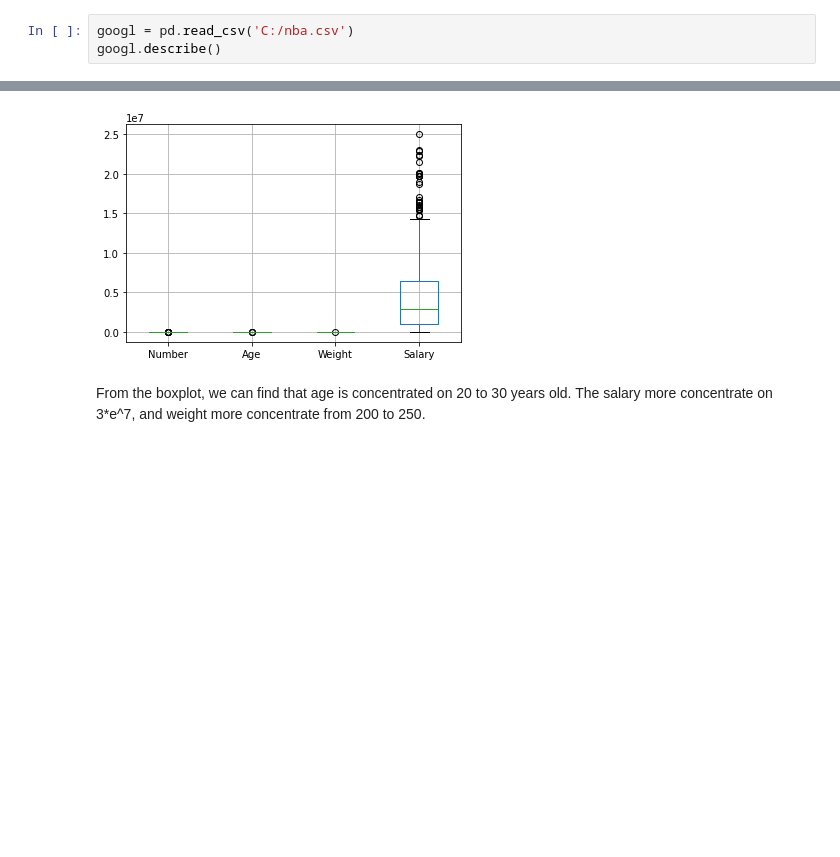
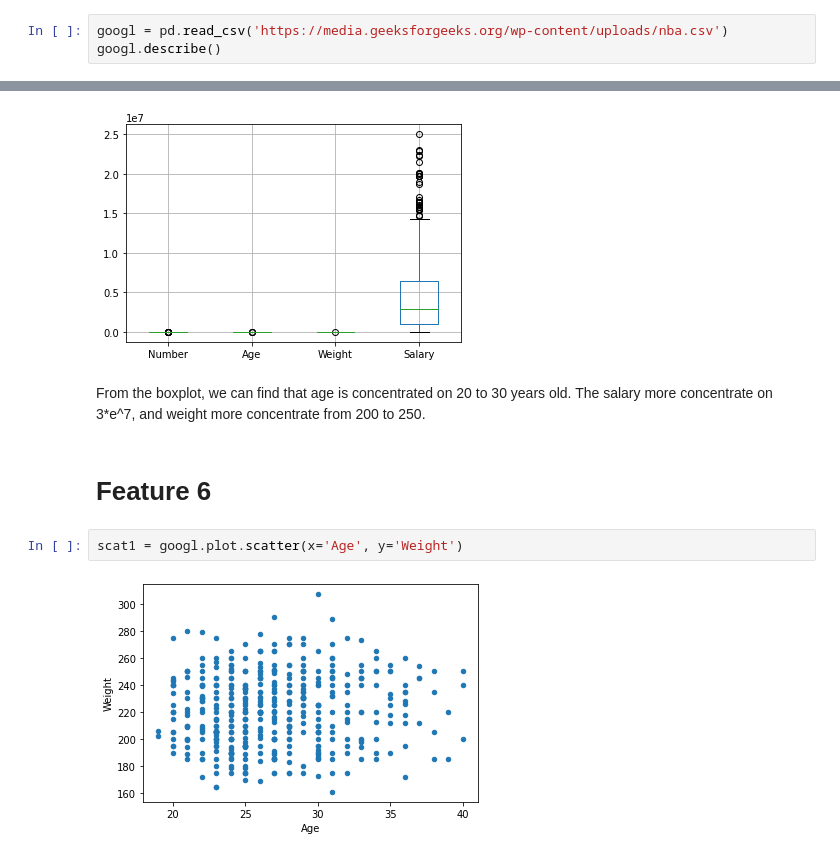
Before and after one commit to SKSattar/Project4, a Jupyter notebook: Project4.ipynb, the cells around one changed output, grey strips where cells are left out. Cells and saved outputs as stored; diff of their text form; blank space fills up the shorter version.

```diff
--- a/Project4.ipynb
+++ b/Project4.ipynb
@@ -20,7 +20,7 @@ print("Hello,",input("What is your name? ")+"!")
 # %%
 import pandas as pd
 # %%
-googl = pd.read_csv('C:/nba.csv')
+googl = pd.read_csv('https://media.geeksforgeeks.org/wp-content/uploads/nba.csv')
 googl.describe()
 # %% [output]
 |  | Number | Age | Weight | Salary |
@@ -56,3 +56,9 @@ googl.boxplot()
 [figure]
 # %% [markdown]
 From the boxplot, we can find that age is concentrated on 20 to 30 years old. The salary more concentrate on 3*e^7, and weight more concentrate from 200 to 250.
+# %% [markdown]
+# Feature 6
+# %%
+scat1 = googl.plot.scatter(x='Age', y='Weight')
+# %% [output]
+[figure, added]
```
Also changed, not shown: parts of 3 cells of this notebook.
